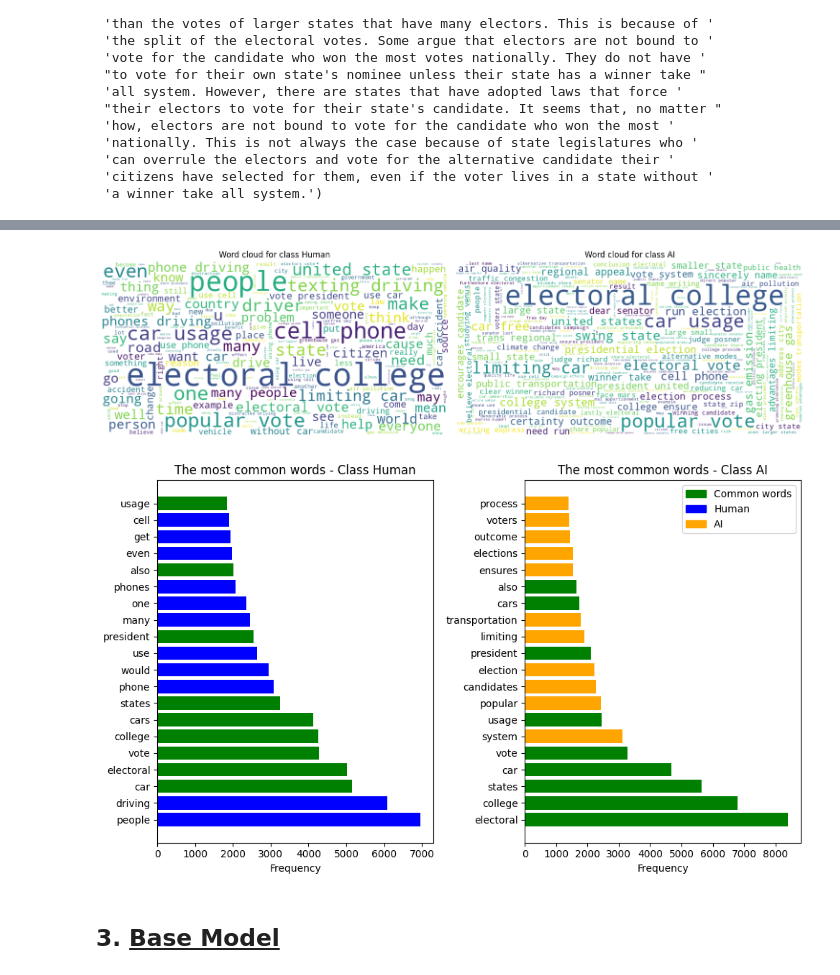
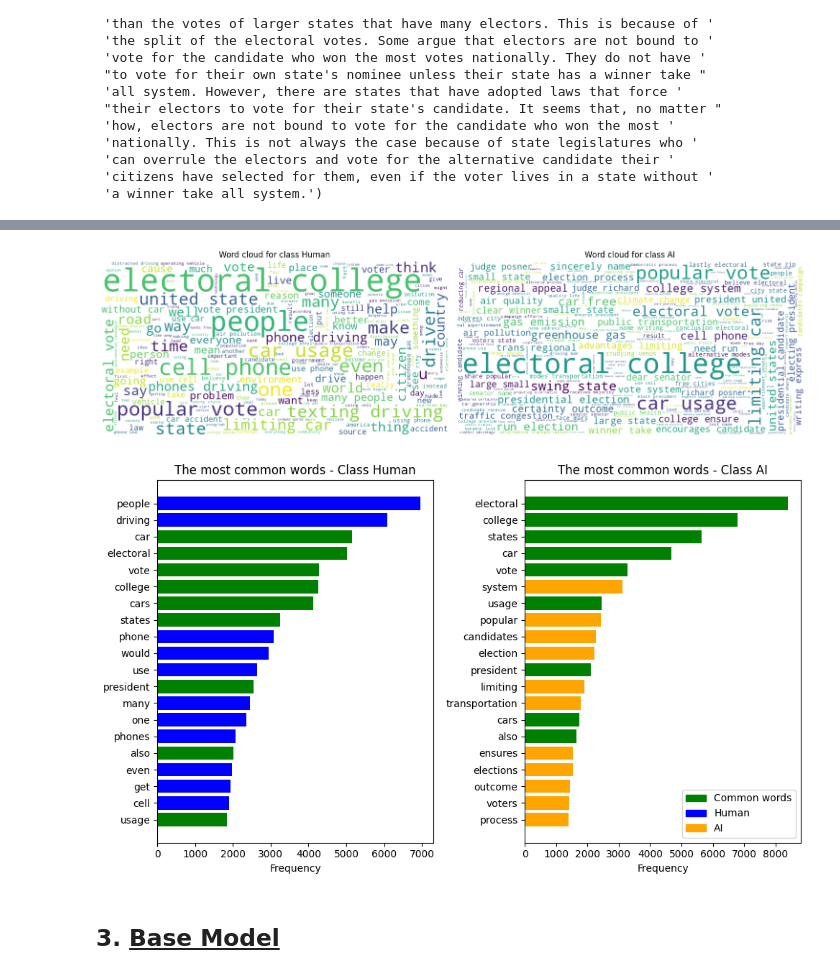
Before and after one commit to B-Manitas/NLP-AI-Human, a Jupyter notebook: main.ipynb, the cells around one changed output, grey strips where cells are left out. Cells and saved outputs as stored; diff of their text form; code cells hidden in the pictures.

```diff
--- a/main.ipynb
+++ b/main.ipynb
@@ -88,21 +91,47 @@ def remove_stopwords(tokens_list):
     return pd.Series(filtered_tokens)
 # %% [markdown]
 ## 1. **<ins>Preprocessing</ins>**
+# %%
+X_train = X_train.to_frame()
+X_test = X_test.to_frame()
+X_val = X_val.to_frame()
+# %%
+# Count the number of special characters with regex
+X_train["n_ponct"] = X_train["text"].str.count(r"\W")
+X_test["n_ponct"] = X_test["text"].str.count(r"\W")
+X_val["n_ponct"] = X_val["text"].str.count(r"\W")
+
+# Count the number uppercase characters
+X_train["n_upper"] = X_train["text"].str.count(r"[A-Z]")
+X_test["n_upper"] = X_test["text"].str.count(r"[A-Z]")
+X_val["n_upper"] = X_val["text"].str.count(r"[A-Z]")
+
+# Count the number of stopwords
+X_train["n_stopword"] = X_train["text"].apply(lambda x: len([word for word in x.split() if word in (stopwords.words('english'))]))
+X_test["n_stopword"] = X_test["text"].apply(lambda x: len([word for word in x.split() if word in (stopwords.words('english'))]))
+X_val["n_stopword"] = X_val["text"].apply(lambda x: len([word for word in x.split() if word in (stopwords.words('english'))]))
+
+# Normalize the data
+scaler = MinMaxScaler()
+
+X_train[["n_ponct", "n_upper", "n_stopword"]] = scaler.fit_transform(X_train[["n_ponct", "n_upper", "n_stopword"]])
+X_test[["n_ponct", "n_upper", "n_stopword"]] = scaler.transform(X_test[["n_ponct", "n_upper", "n_stopword"]])
+X_val[["n_ponct", "n_upper", "n_stopword"]] = scaler.transform(X_val[["n_ponct", "n_upper", "n_stopword"]])
 # %% [markdown]
 ### 1.1 **Simple Preprocessing**
 # %%
 tokenizer = RegexpTokenizer(r'\w+')
 
 # Tokenize the X_train
-X_train_tok = X_train.map(lambda x: tokenizer.tokenize(x.lower()))
+X_train_tok = X_train["text"].map(lambda x: tokenizer.tokenize(x.lower()))
 X_train_tok = remove_stopwords(X_train_tok)
 
 # Tokenize the X_test
-X_test_tok = X_test.map(lambda x: tokenizer.tokenize(x.lower()))
+X_test_tok = X_test["text"].map(lambda x: tokenizer.tokenize(x.lower()))
 X_test_tok = remove_stopwords(X_test_tok)
 
 # Tokenize the X_val
-X_val_tok = X_val.map(lambda x: tokenizer.tokenize(x.lower()))
+X_val_tok = X_val["text"].map(lambda x: tokenizer.tokenize(x.lower()))
 X_val_tok = remove_stopwords(X_val_tok)
 # %%
 # Clean data
@@ -227,7 +336,7 @@ plt.axis("off")
 plt.tight_layout()
 plt.show()
 # %% [output]
-[figure, old version]
+[figure, new version]
 # %%
 class_0_tokens = " ".join(X_train_clean[y_train == 0]).split()
 class_1_tokens = " ".join(X_train_clean[y_train == 1]).split()
@@ -240,39 +349,39 @@ class_1_word_freq = Counter(class_1_tokens).most_common(top_n)
 common_words = set([word[0] for word in class_0_word_freq]).intersection([word[0] for word in class_1_word_freq])
 
 # Plot the most common words
 plt.figure(figsize=(10, 6))
 
 # Human class
 plt.subplot(1, 2, 1)
 
 for i, word in enumerate([freq[0] for freq in class_0_word_freq]):
     color = "green" if word in common_words else "blue"
-    plt.barh(i, class_0_word_freq[i][1], color=color)
+    plt.barh(top_n - i - 1, class_0_word_freq[i][1], color=color)
 
-plt.yticks(range(top_n), [freq[0] for freq in class_0_word_freq])
+plt.yticks(range(top_n), [freq[0] for freq in class_0_word_freq][::-1])
 plt.xlabel("Frequency")
 plt.title("The most common words - Class Human")
 
 # AI class
 plt.subplot(1, 2, 2)
 for i, word in enumerate([freq[0] for freq in class_1_word_freq]):
     color = "green" if word in common_words else "orange"
-    plt.barh(i, class_1_word_freq[i][1], color=color)
-plt.yticks(range(top_n), [freq[0] for freq in class_1_word_freq])
+    plt.barh(top_n - i - 1, class_1_word_freq[i][1], color=color)
+plt.yticks(range(top_n), [freq[0] for freq in class_1_word_freq][::-1])
 
 plt.xlabel("Frequency")
 plt.title("The most common words - Class AI")
 
 # Add legend
 l1 = mpatches.Patch(color="green", label="Common words")
 l2 = mpatches.Patch(color="blue", label="Human")
 l3 = mpatches.Patch(color="orange", label="AI")
-plt.legend(handles=[l1, l2, l3], loc="upper right")
+plt.legend(handles=[l1, l2, l3], loc="lower right")
 
 plt.tight_layout()
 plt.show()
 # %% [output]
-[figure, old version]
+[figure, new version]
 # %% [markdown]
 ## 3. **<ins>Base Model</ins>**
 # %%
```
Also changed, not shown: parts of 35 cells of this notebook.
